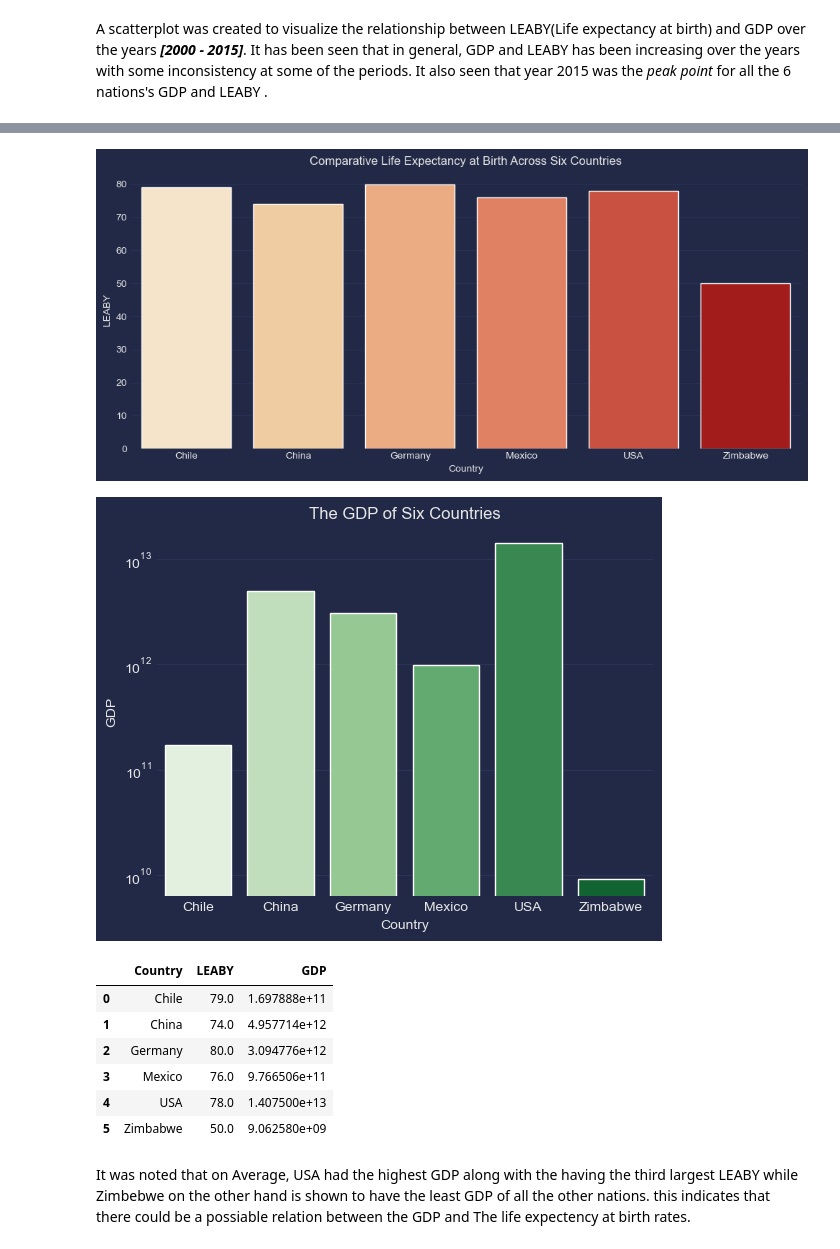
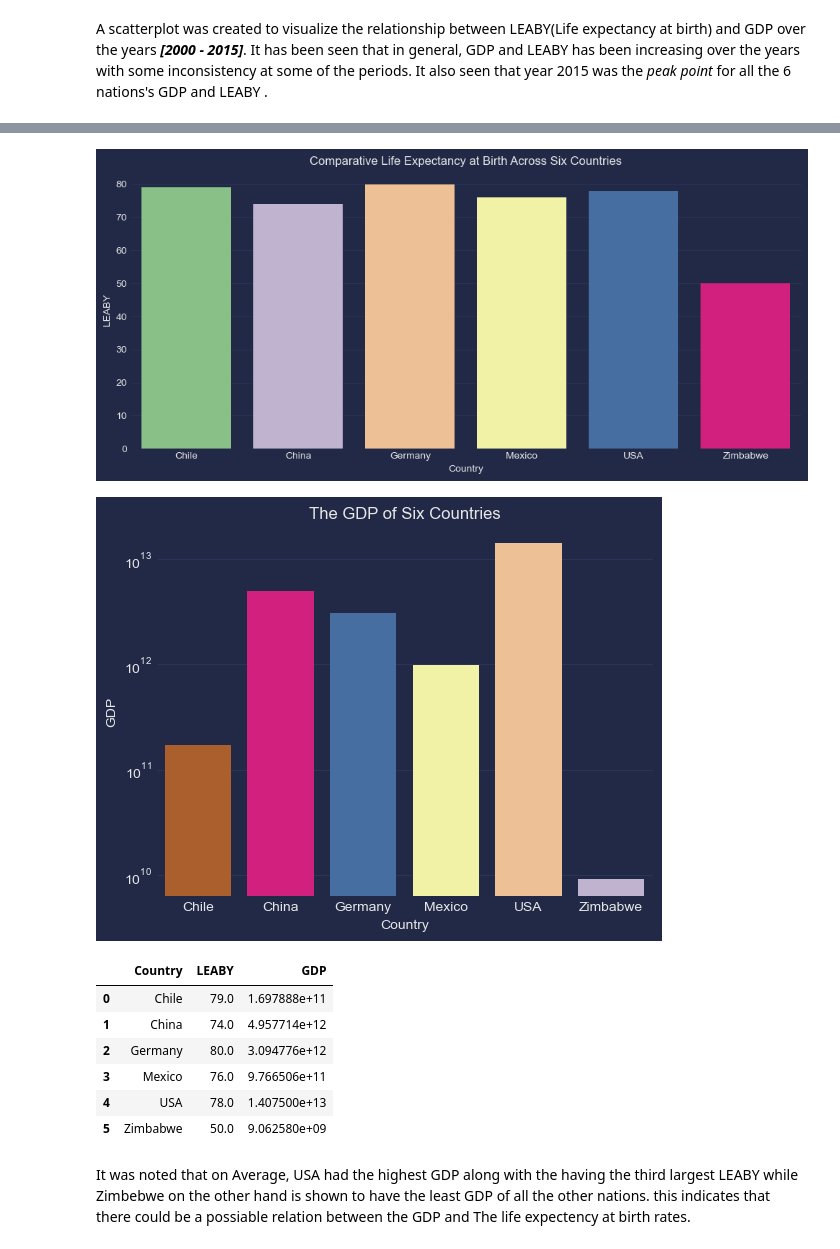
Before and after one commit to hsalnasi/Life-Expectancy-and-GDP-Analysis, a Jupyter notebook: life_expectancy_gdp.ipynb, the cells around one changed output, grey strips where cells are left out. Cells and saved outputs as stored; diff of their text form; code cells hidden in the pictures.

```diff
--- a/life_expectancy_gdp.ipynb
+++ b/life_expectancy_gdp.ipynb
@@ -236,37 +236,37 @@ plt.close('all')
                           # ,'figure.facecolor':'#222222'
                           #, 'font.sans-serif': 'DejaVu Sans'
                           #, 'axes.grid': 'False'
                           #, 'text.color': 'white'
                           #,'xtick.color':'white'
                           #,'ytick.color': 'white'})
 
 #sns.plotting_context("talk")
 
 # creating a new dataframe containing only the mean values of GDP,LEABY
 dfMean = df.drop('Year', axis=1).groupby('Country').mean().round().reset_index(inplace=False)
 
 # create figure
 fig = plt.figure(figsize=(12,5))
 
 #create first graph
-sns.barplot(data=dfMean, x=dfMean.Country, y=dfMean.LEABY, palette='OrRd')#twilight_shifted_r
+sns.barplot(data=dfMean, x=dfMean.Country, y=dfMean.LEABY, palette='Accent')#twilight_shifted_r
 plt.title('Comparative Life Expectancy at Birth Across Six Countries')
 plt.style.use('dark.mplstyle')
 plt.show()
 plt.close('all')
 
 #create second graph
-sns.barplot(data=dfMean, x=dfMean.Country, y=dfMean.GDP,fill=True,color='#7284A8', palette='Greens')
+sns.barplot(data=dfMean, x=dfMean.Country, y=dfMean.GDP,fill=True,color='#7284A8', palette='Accent_r')
 plt.title('The GDP of Six Countries')
 plt.style.use('dark.mplstyle')
 plt.yscale('log')
 plt.show()
 
 #display the new dataframe
 dfMean
 # %% [output]
-[figure, old version]
+[figure, new version]
-[figure, old version]
+[figure, new version]
 |  | Country | LEABY | GDP |
 | 0 | Chile | 79.0 | 1.697888e+11 |
 | 1 | China | 74.0 | 4.957714e+12 |
```
Also changed, not shown: parts of 2 cells of this notebook, 1 other file.
